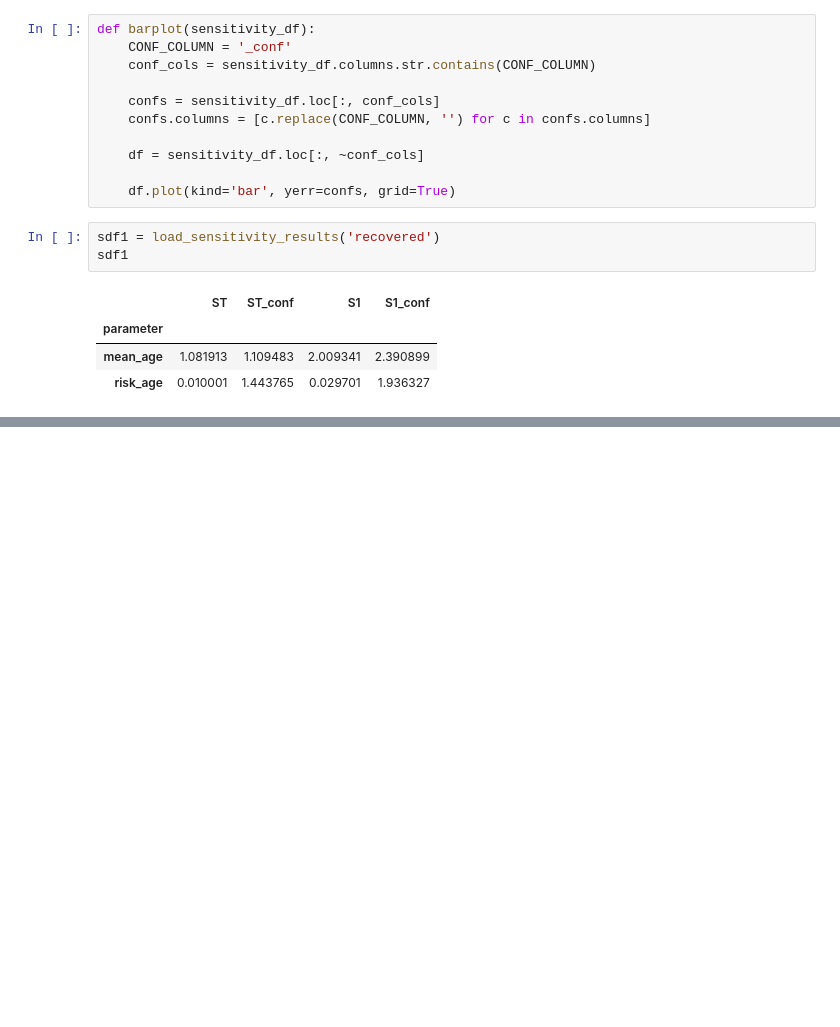
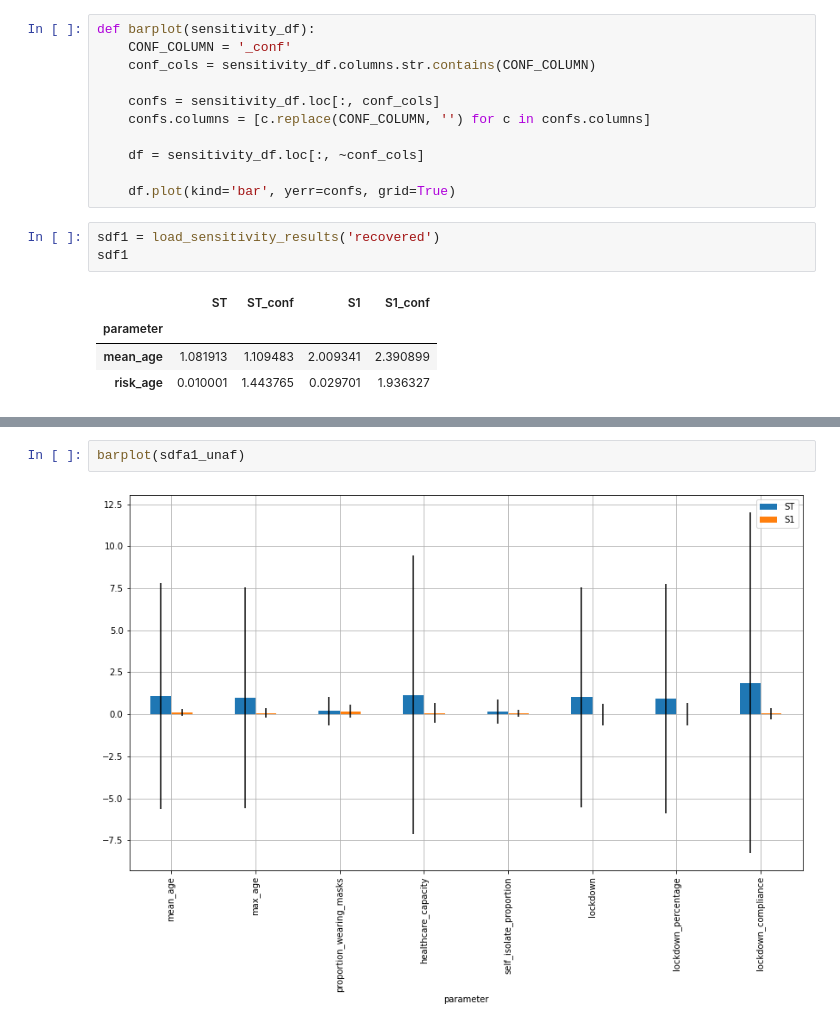
Before and after one commit to kaskadz/python_corona_simulation, a Jupyter notebook: SensitivityAnalysis.ipynb, the cells around one changed output, grey strips where cells are left out. Saved outputs shown, nothing was run; the diff lists cells and outputs as text; blank space fills up the shorter version.

```diff
--- a/SensitivityAnalysis.ipynb
+++ b/SensitivityAnalysis.ipynb
@@ -41,0 +64,4 @@ barplot(sdf1)
+# %%
+barplot(sdfa1_unaf)
+# %% [output]
+[figure, added]
```
Also changed, not shown: parts of 5 cells of this notebook, 3 other files.
